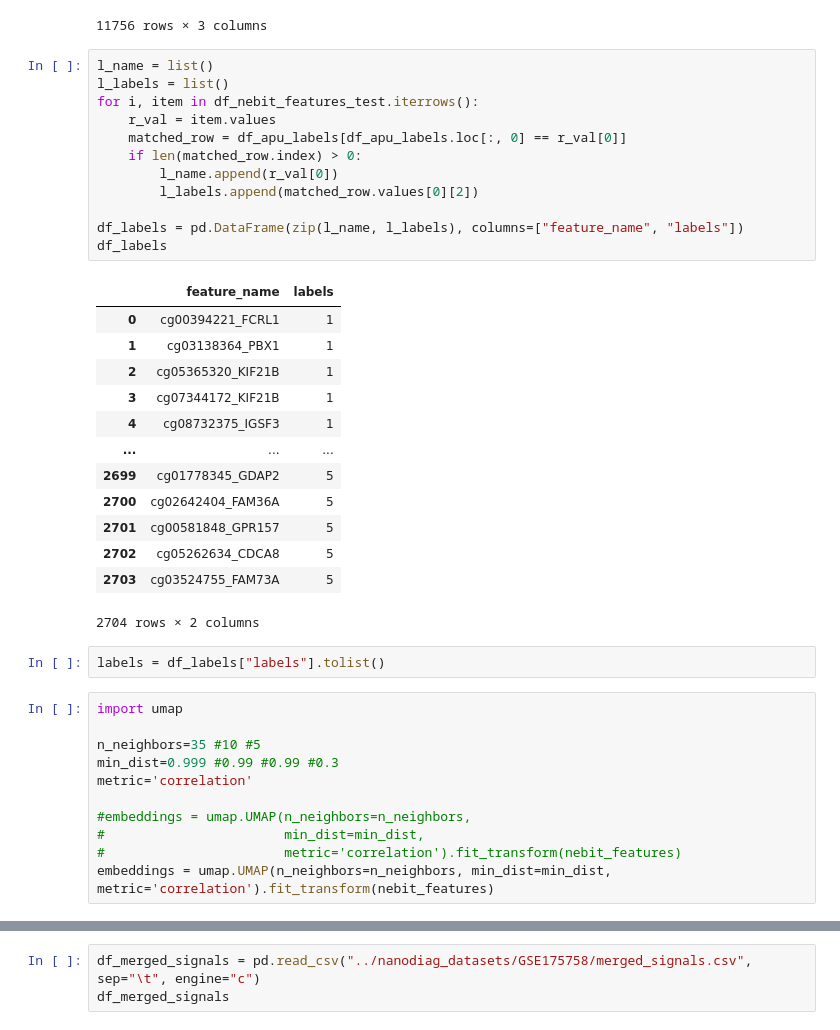
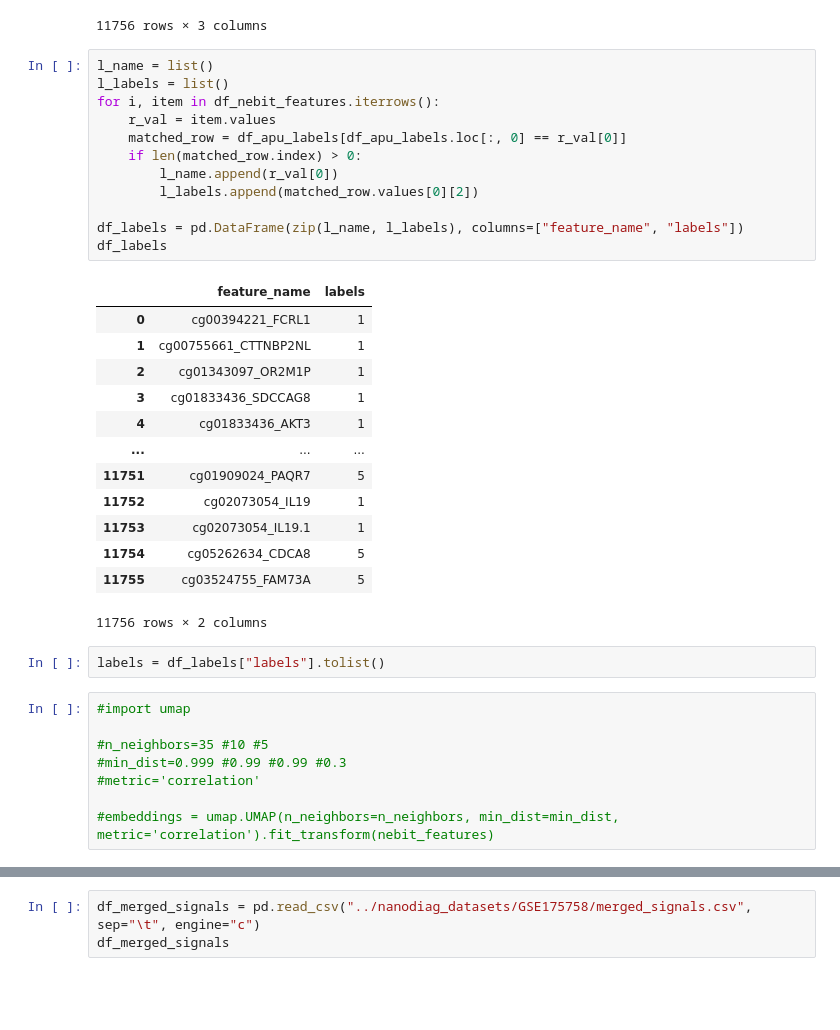
Before and after one commit to anuprulez/nanosampler, a Jupyter notebook: AML/analyse_niapu_features-only-pos-corr.ipynb, the cells around one changed output, grey strips where cells are left out. Drawn from its saved outputs; the diff is of its cells as text; blank space fills up the shorter version.

```diff
--- a/AML/analyse_niapu_features-only-pos-corr.ipynb
+++ b/AML/analyse_niapu_features-only-pos-corr.ipynb
@@ -140,40 +105,37 @@ df_apu_labels
 # %%
 l_name = list()
 l_labels = list()
-for i, item in df_nebit_features_test.iterrows():
+for i, item in df_nebit_features.iterrows():
     r_val = item.values
     matched_row = df_apu_labels[df_apu_labels.loc[:, 0] == r_val[0]]
     if len(matched_row.index) > 0:
         l_name.append(r_val[0])
         l_labels.append(matched_row.values[0][2])
 
 df_labels = pd.DataFrame(zip(l_name, l_labels), columns=["feature_name", "labels"])
 df_labels
 # %% [output]
 |  | feature_name | labels |
 | 0 | cg00394221_FCRL1 | 1 |
-| 1 | cg03138364_PBX1 | 1 |
-| 2 | cg05365320_KIF21B | 1 |
-| 3 | cg07344172_KIF21B | 1 |
-| 4 | cg08732375_IGSF3 | 1 |
+| 1 | cg00755661_CTTNBP2NL | 1 |
+| 2 | cg01343097_OR2M1P | 1 |
+| 3 | cg01833436_SDCCAG8 | 1 |
+| 4 | cg01833436_AKT3 | 1 |
 | ... | ... | ... |
-| 2699 | cg01778345_GDAP2 | 5 |
-| 2700 | cg02642404_FAM36A | 5 |
-| 2701 | cg00581848_GPR157 | 5 |
-| 2702 | cg05262634_CDCA8 | 5 |
-| 2703 | cg03524755_FAM73A | 5 |
+| 11751 | cg01909024_PAQR7 | 5 |
+| 11752 | cg02073054_IL19 | 1 |
+| 11753 | cg02073054_IL19.1 | 1 |
+| 11754 | cg05262634_CDCA8 | 5 |
+| 11755 | cg03524755_FAM73A | 5 |
-2704 rows × 2 columns
+11756 rows × 2 columns
 # %%
 labels = df_labels["labels"].tolist()
 # %%
-import umap
+#import umap
 
-n_neighbors=35 #10 #5
-min_dist=0.999 #0.99 #0.99 #0.3
-metric='correlation'
+#n_neighbors=35 #10 #5
+#min_dist=0.999 #0.99 #0.99 #0.3
+#metric='correlation'
 
-#embeddings = umap.UMAP(n_neighbors=n_neighbors,
-#                       min_dist=min_dist,
-#                       metric='correlation').fit_transform(nebit_features)
-embeddings = umap.UMAP(n_neighbors=n_neighbors, min_dist=min_dist, metric='correlation').fit_transform(nebit_features)
+#embeddings = umap.UMAP(n_neighbors=n_neighbors, min_dist=min_dist, metric='correlation').fit_transform(nebit_features)
 # %%
```
Also changed, not shown: parts of 22 cells of this notebook, 6 other files.
